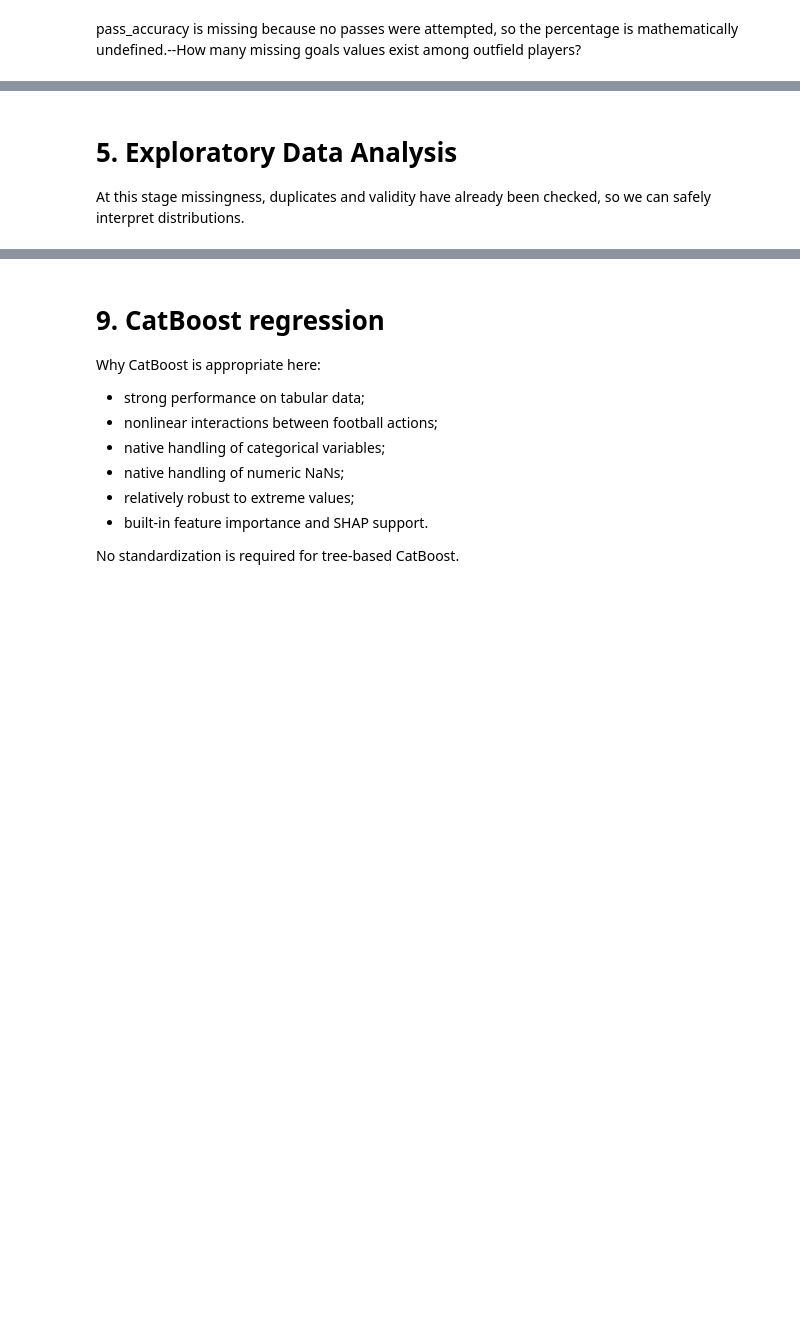
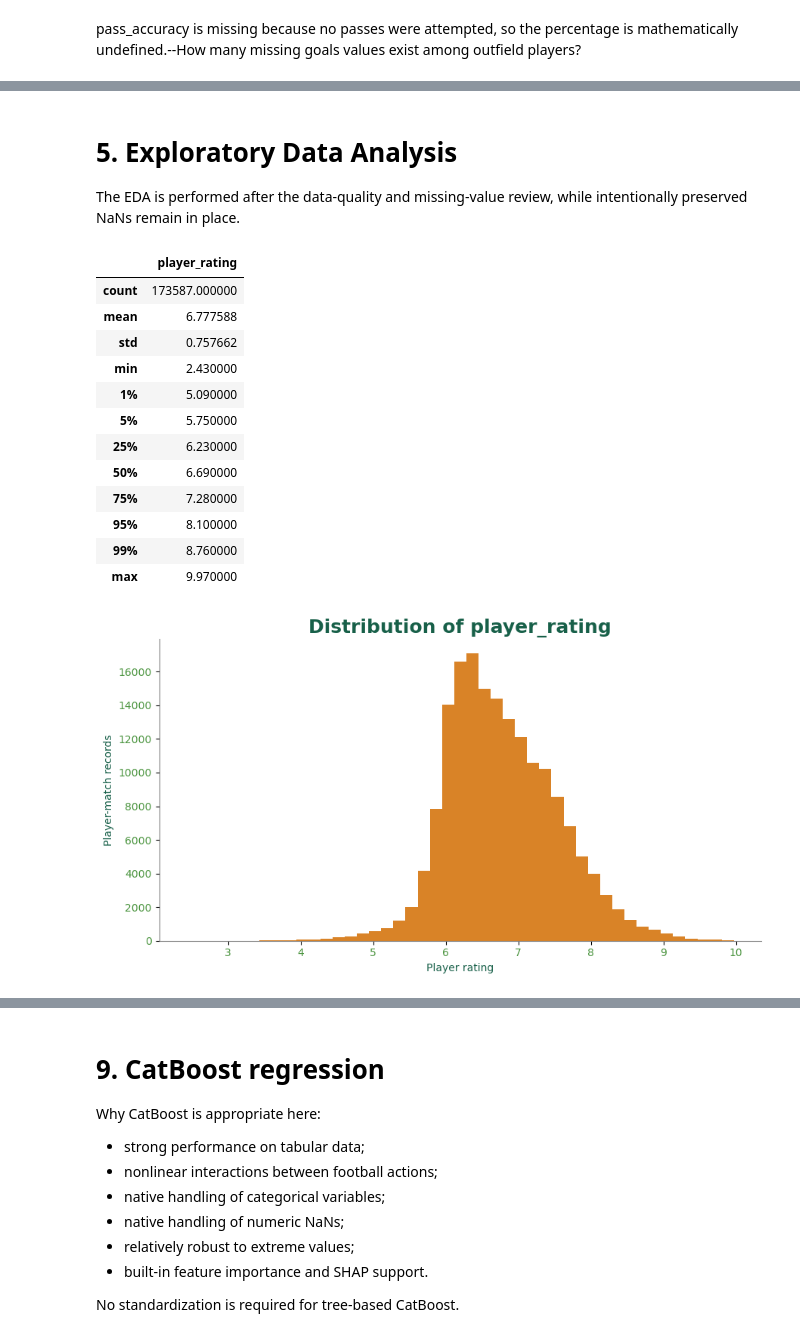
Before and after one commit to saba-ghorashi/football-player-rating-analysis, a Jupyter notebook: football_player_rating_analysis.ipynb, the cells around one changed output, grey strips where cells are left out. Drawn from its saved outputs; the diff is of its cells as text; code cells hidden in the pictures; blank space fills up the shorter version.

```diff
--- a/football_player_rating_analysis.ipynb
+++ b/football_player_rating_analysis.ipynb
@@ -758,16 +833,36 @@ print(
 # %% [markdown]
 # 5. Exploratory Data Analysis
 
-At this stage missingness, duplicates and validity have already been checked, so we can safely interpret distributions.
+The EDA is performed after the data-quality and missing-value review, while intentionally preserved NaNs remain in place.
 # %%
-target_stats = data[TARGET].describe(percentiles=[0.01, 0.05, 0.25, 0.5, 0.75, 0.95, 0.99])
+target_stats = df_clean[TARGET].describe(percentiles=[0.01, 0.05, 0.25, 0.5, 0.75, 0.95, 0.99])
 display(target_stats.to_frame("player_rating"))
 
 plt.figure(figsize=(9, 5))
-plt.hist(data[TARGET], bins=45)
-plt.xlabel("Player rating")
-plt.ylabel("Player-match records")
-plt.title("Distribution of player_rating")
+plt.hist(df_clean[TARGET], bins=45,color="#D98327")
+plt.xlabel("Player rating",color="#186049")
+plt.ylabel("Player-match records",color="#186049")
+plt.title("Distribution of player_rating",color="#186049",fontsize=18,weight="bold")
+plt.xticks(color="#4A943E")
+plt.yticks(color="#4A943E")
+ax=plt.gca()
+ax.spines[["top","right"]].set_visible(False)
+ax.spines[["bottom","left"]].set_color("gray")
 plt.tight_layout()
 plt.show()
+# %% [output]
+|  | player_rating |
+| count | 173587.000000 |
+| mean | 6.777588 |
+| std | 0.757662 |
+| min | 2.430000 |
+| 1% | 5.090000 |
+| 5% | 5.750000 |
+| 25% | 6.230000 |
+| 50% | 6.690000 |
+| 75% | 7.280000 |
+| 95% | 8.100000 |
+| 99% | 8.760000 |
+| max | 9.970000 |
+[figure, added]
 # %%
```
Also changed, not shown: parts of 31 cells of this notebook.
